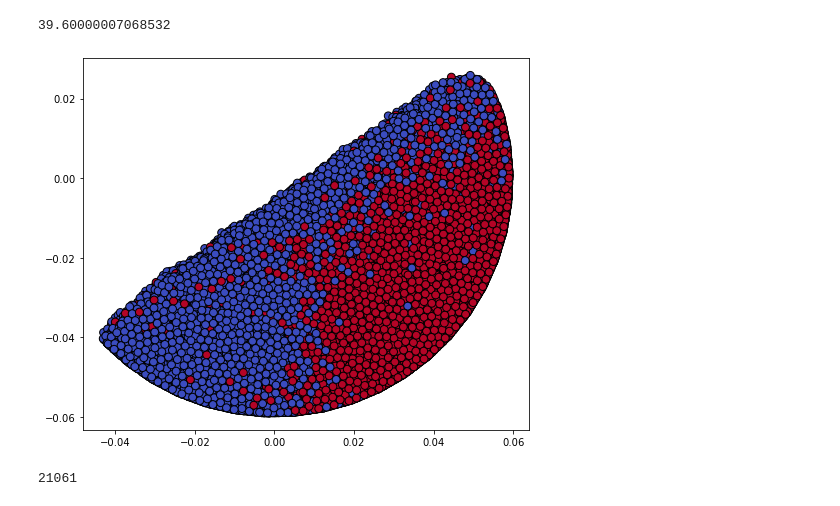
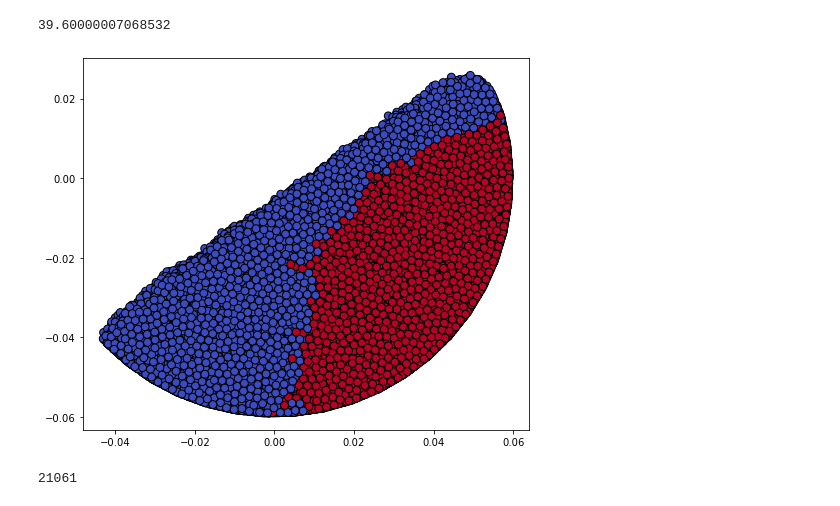
Before and after one commit to elispelis/DEM-Dissertation, a Jupyter notebook: src/analysis.ipynb, the cells around one changed output. Cells and saved outputs as stored; diff of their text form; code cells hidden in the pictures.

Commit message:
Splitting and extrapolation

```diff
--- a/src/analysis.ipynb
+++ b/src/analysis.ipynb
@@ -72,11 +72,11 @@ extrap.deck.timestepValues[peak_index[49]]
 # %% [output]
 39.60000007068532
 # %%
-pos_dict_split = extrap.import_dict(sim_path, "peak23_4x_split")
+pos_dict_split = extrap.import_dict(sim_path, "peak_4y_split")
 plt.figure(figsize=(8,12))
 ex_3 = extrap.plot_particles(extrap.extrapolate_particles(extrap.get_particle_coords(peak_index[2]), pos_dict_split), id_dict, True)
 # %% [output]
-[figure, old version]
+[figure, new version]
 # %%
 pos_dict = extrap.import_dict(sim_path, "peak23")
 print(len(pos_dict))
```
Also changed, not shown: parts of 1 cell of this notebook, 1 other file.
